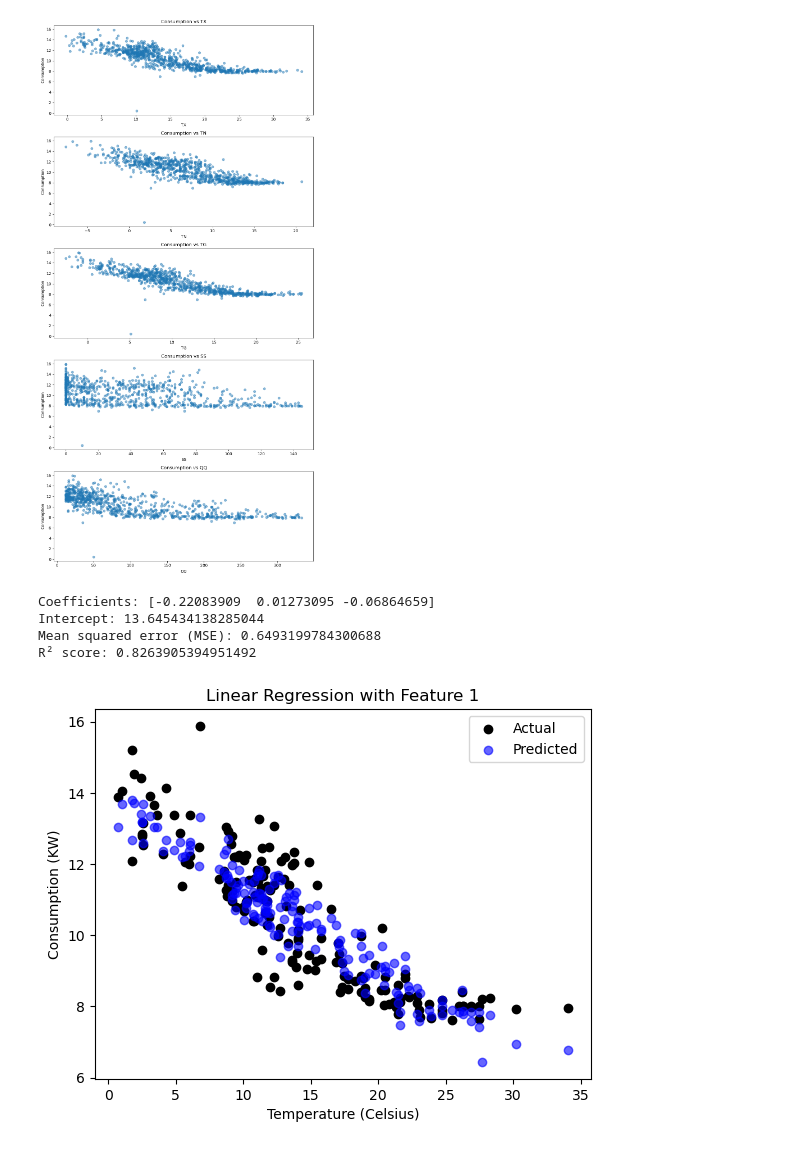
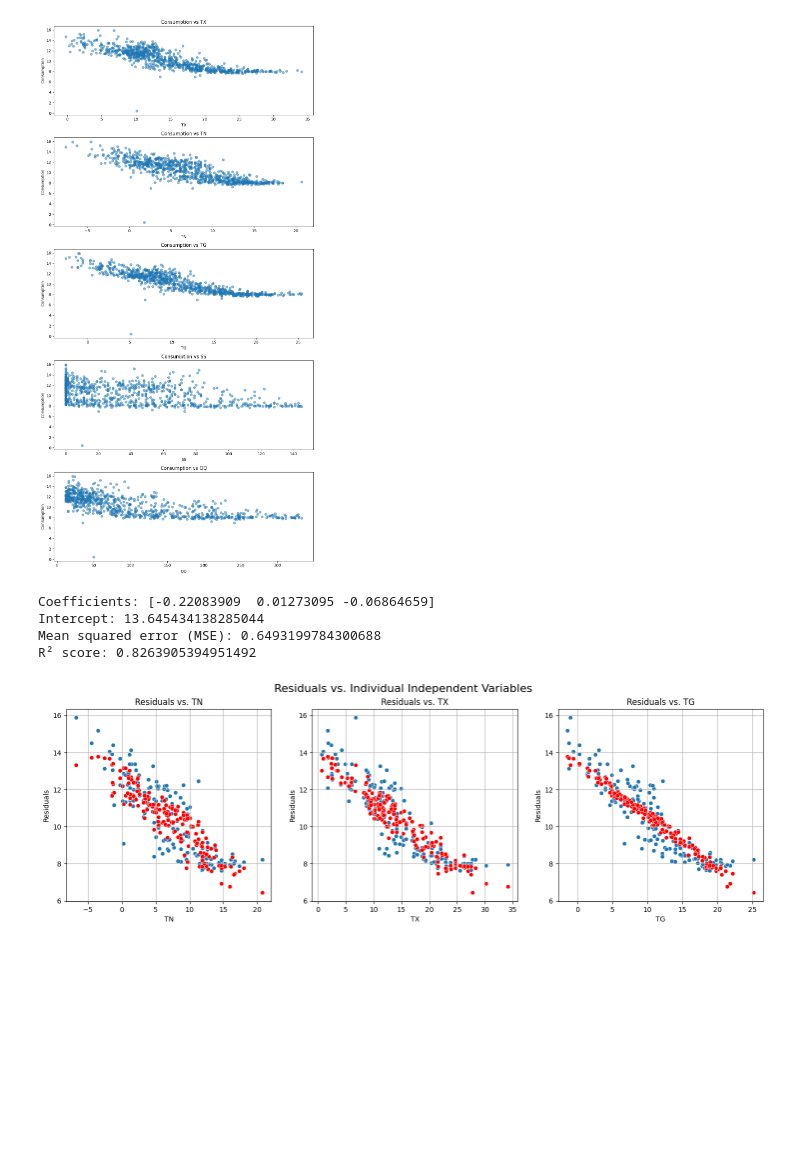
Before and after one commit to TheSunsHoRyzen/Energy-Heatwave-Predictor, a Jupyter notebook: dataset.ipynb, the cells around one changed output. Cells and saved outputs as stored; diff of their text form; code cells hidden in the pictures; blank space fills up the shorter version.

Commit message:
added new plots without line

```diff
--- a/dataset.ipynb
+++ b/dataset.ipynb
@@ -226,6 +228,8 @@ rf = RandomForestRegressor(n_estimators=100, random_state=42)
 # Linear Regression
 model.fit(X_train,y_train)
 y_pred_linear = model.predict(X_test)
+# print(y_pred_linear)
+residuals = y_test - y_pred_linear
 
 # Decision Tree Regression
 dtr.fit(X_train, y_train)
@@ -243,13 +247,86 @@ print("R² score:", r2_score(y_test, y_pred_linear))
 
 
 # Linear Regression plot
-plt.scatter(X_test.iloc[:, 2], y_test, color='black', label='Actual')
-plt.scatter(X_test.iloc[:, 2], y_pred_linear, color='blue', label='Predicted', alpha=0.6)
-# plt.plot(X_test, y_pred_linear, color="red", linewidth=2, label="prediction")
-plt.xlabel('Temperature (Celsius)')
+# plt.scatter(X_test.iloc[:, 2], y_test, color='black', label='Actual')
+# # plt.scatter(X_test.iloc[:, 2], y_pred_linear, color='blue', label='Predicted', alpha=0.6)
+# # plt.plot(X_test, y_pred_linear, color="red", linewidth=2, label="prediction")
+# plt.plot(X_test, y_pred_linear, color='red', linewidth=2, label='Regression Line')
+
+# Create a figure with subplots for each independent variable
+fig, axes = plt.subplots(1, 3, figsize=(18, 5))
+fig.suptitle('Residuals vs. Individual Independent Variables', fontsize=16)
+
+# Plot for X1
+sns.scatterplot(x=X_test['TN'], y=y_test, ax=axes[0])
+# axes[0].plot(X_test['TN'],y_pred_linear, color='r', linestyle='--')
+sns.scatterplot(x=X_test['TN'],y=y_pred_linear, color='r',ax=axes[0])
+axes[0].set_title('Residuals vs. TN')
+axes[0].set_xlabel('TN')
+axes[0].set_ylabel('Residuals')
+axes[0].grid(True)
+
+# # Plot for X2
+sns.scatterplot(x=X_test['TX'], y=y_test, ax=axes[1])
+# axes[1].plot(X_test['TX'],y_pred_linear, color='r', linestyle='--')
+sns.scatterplot(x=X_test['TX'],y=y_pred_linear, color='r',ax=axes[1])
+axes[1].set_title('Residuals vs. TX')
+axes[1].set_xlabel('TX')
+axes[1].set_ylabel('Residuals')
+axes[1].grid(True)
+
+# # Plot for X3
+sns.scatterplot(x=X_test['TG'], y=y_test, ax=axes[2])
+# axes[2].plot(X_test["TG"],y_pred_linear, color='r', linestyle='--')
+sns.scatterplot(x=X_test['TG'],y=y_pred_linear, color='r',ax=axes[2])
+axes[2].set_title('Residuals vs. TG')
+axes[2].set_xlabel('TG')
+axes[2].set_ylabel('Residuals')
+axes[2].grid(True)
+
+
+# Plot actual Residuals for the linear regressor - only way to plot it seems like
+# Create a figure with subplots for each independent variable
+fig, axes = plt.subplots(1, 3, figsize=(18, 5))
+fig.suptitle('Model Predictions vs. Individual Independent Variables', fontsize=16)
+
+# Plot for X1
+sns.scatterplot(x=X_test['TN'], y=residuals, ax=axes[0])
+axes[0].axhline(y=0, color='r', linestyle='--')
+axes[0].set_title('Residuals vs. TN')
+axes[0].set_xlabel('TN')
+axes[0].set_ylabel('Residuals')
+axes[0].grid(True)
+
+# Plot for X2
+sns.scatterplot(x=X_test['TX'], y=residuals, ax=axes[1])
+axes[1].axhline(y=0, color='r', linestyle='--')
+axes[1].set_title('Residuals vs. TX')
+axes[1].set_xlabel('TX')
+axes[1].set_ylabel('Residuals')
+axes[1].grid(True)
+
+# Plot for X3
+sns.scatterplot(x=X_test['TG'], y=residuals, ax=axes[2])
+axes[2].axhline(y=0, color='r', linestyle='--')
+axes[2].set_title('Residuals vs. TG')
+axes[2].set_xlabel('TG')
+axes[2].set_ylabel('Residuals')
+axes[2].grid(True)
+
+plt.tight_layout(rect=[0, 0.03, 1, 0.95]) # Adjust layout to prevent title overlap
+plt.show()
+
+plt.tight_layout(rect=[0, 0.03, 1, 0.95]) # Adjust layout to prevent title overlap
+plt.show()
+
+
+plt.scatter(X_test['TX'], y_test, color='black', label='Actual')
+plt.plot(X_test['TX'], y_pred_linear, color='red', linewidth=2, label='Regression Line')
+plt.xlabel('Max Temperature (TX) [°C]')
 plt.ylabel('Consumption (KW)')
-plt.title('Linear Regression with Feature 1')
+plt.title('Linear Regression: Consumption vs Max Temperature')
 plt.legend()
+plt.tight_layout()
 plt.show()
 
 # Random Forest Regression
@@ -272,31 +349,31 @@ plt.ylabel('Consumption (KW)')
 plt.title("Decision Tree Regression")
 plt.legend()
 plt.show()
 
 
 print("Linear Regression")
 print("Mean squared error (MSE):", mean_squared_error(y_test, y_pred_linear))
 print("R² score:", r2_score(y_test, y_pred_linear))
 print("Root Mean Squared Error (RMSE):", np.sqrt(mean_squared_error(y_test, y_pred_linear)))
 print("Mean Absolute Error (MAE):", mean_absolute_error(y_test, y_pred_linear))
 print("Median Absolute Error:", median_absolute_error(y_test, y_pred_linear))
 print()
 print("Random Forest Regression")
 print("Mean squared error (MSE):", mean_squared_error(y_test, y_pred_random_forest))
 print("R² score:", r2_score(y_test, y_pred_random_forest))
 print("Root Mean Squared Error (RMSE):", np.sqrt(mean_squared_error(y_test, y_pred_random_forest)))
 print("Mean Absolute Error (MAE):", mean_absolute_error(y_test, y_pred_random_forest))
 print("Median Absolute Error:", median_absolute_error(y_test, y_pred_random_forest))
 print()
 print("Decision Tree")
 print("Mean squared error (MSE):", mean_squared_error(y_test, y_pred_tree))
 print("R² score:", r2_score(y_test, y_pred_tree))
 print("Root Mean Squared Error (RMSE):", np.sqrt(mean_squared_error(y_test, y_pred_tree)))
 print("Mean Absolute Error (MAE):", mean_absolute_error(y_test, y_pred_tree))
 print("Median Absolute Error:", median_absolute_error(y_test, y_pred_tree))
 # %% [output]
 Coefficients: [-0.22083909  0.01273095 -0.06864659]
 Intercept: 13.645434138285044
 Mean squared error (MSE): 0.6493199784300688
 R² score: 0.8263905394951492
-[figure, old version]
+[figure, new version]
```
Also changed, not shown: parts of 3 cells of this notebook, 1 other file.
